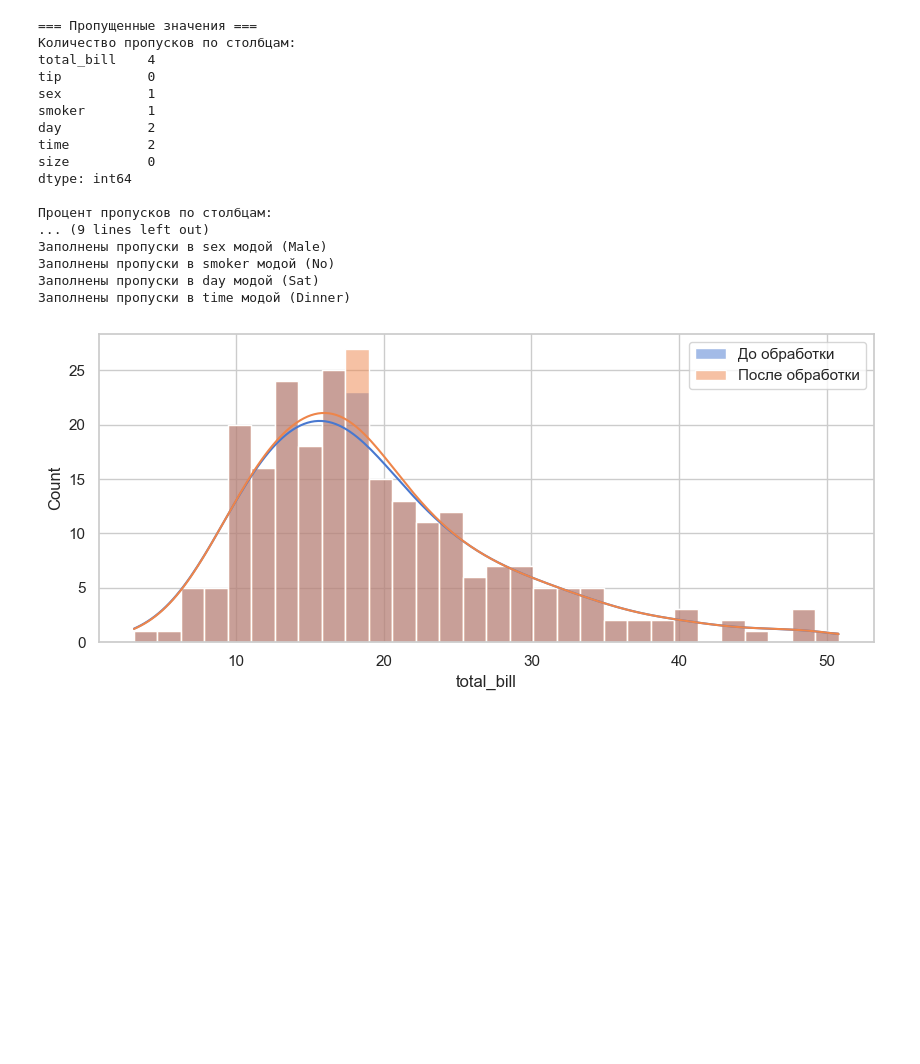
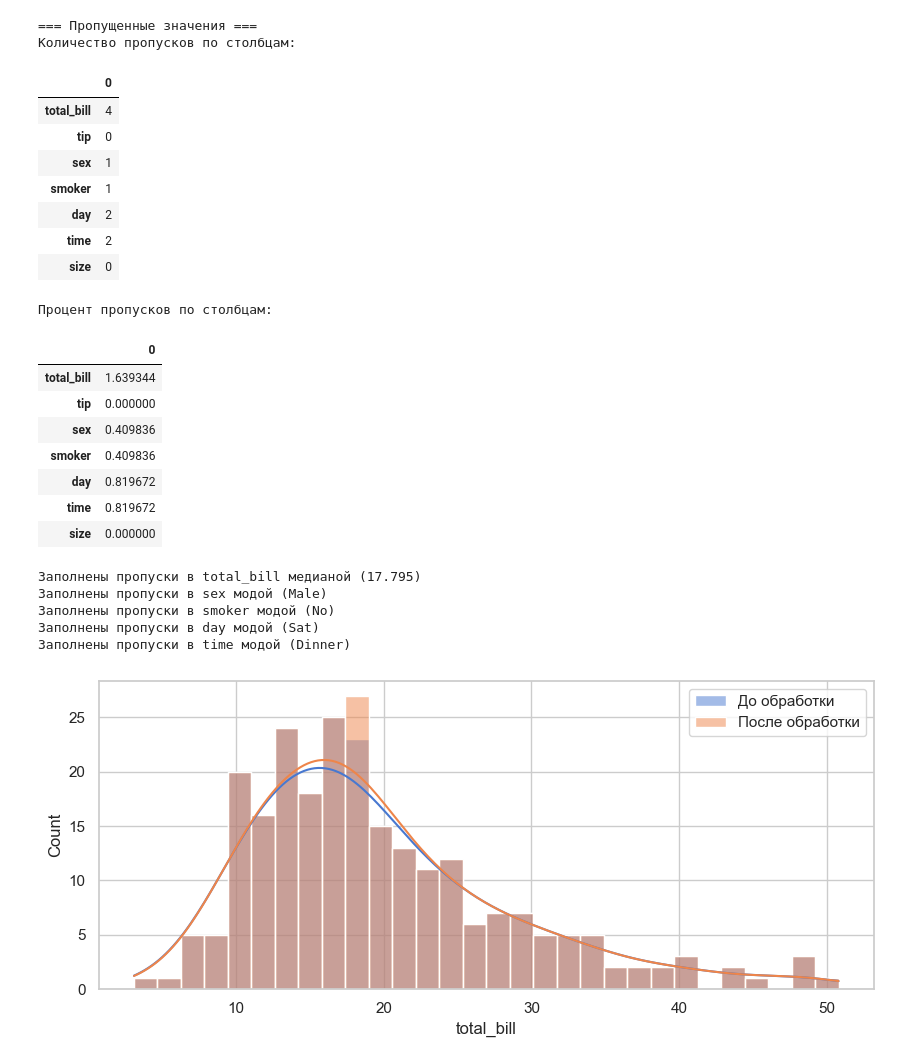
Before and after one commit to atrepalin/Statistics-RSREU, a Jupyter notebook: 1.1.ipynb, the cells around one changed output. Cells and saved outputs as stored; diff of their text form; code cells hidden in the pictures; blank space fills up the shorter version.

```diff
--- a/1.1.ipynb
+++ b/1.1.ipynb
@@ -70,43 +81,50 @@ plt.show()
 # %%
 print("\n=== Пропущенные значения ===")
 missing_counts = tips.isnull().sum()
 missing_percent = tips.isnull().mean() * 100
 print("Количество пропусков по столбцам:")
-print(missing_counts)
+display(missing_counts.to_frame())
 print("\nПроцент пропусков по столбцам:")
-print(missing_percent)
+display(missing_percent.to_frame())
 
 tips_processed = tips.copy()
 
 for col in numeric_cols:
     if tips_processed[col].isnull().any():
         median_value = tips_processed[col].median()
         tips_processed[col] = tips_processed[col].fillna(median_value)
         print(f"Заполнены пропуски в {col} медианой ({median_value})")
 
 for col in categorical_cols:
     if tips_processed[col].isnull().any():
         mode_value = tips_processed[col].mode()[0]
         tips_processed[col] = tips_processed[col].fillna(mode_value)
         print(f"Заполнены пропуски в {col} модой ({mode_value})")
 # %% [output]
 === Пропущенные значения ===
 Количество пропусков по столбцам:
-total_bill    4
-tip           0
-sex           1
-smoker        1
-day           2
-time          2
-size          0
-dtype: int64
-
-Процент пропусков по столбцам:
-... (9 lines left out)
-Заполнены пропуски в sex модой (Male)
-Заполнены пропуски в smoker модой (No)
-Заполнены пропуски в day модой (Sat)
-Заполнены пропуски в time модой (Dinner)
+|  | 0 |
+| total_bill | 4 |
+| tip | 0 |
+| sex | 1 |
+| smoker | 1 |
+| day | 2 |
+| time | 2 |
+| size | 0 |
+Процент пропусков по столбцам:
+|  | 0 |
+| total_bill | 1.639344 |
+| tip | 0.000000 |
+| sex | 0.409836 |
+| smoker | 0.409836 |
+| day | 0.819672 |
+| time | 0.819672 |
+| size | 0.000000 |
+Заполнены пропуски в total_bill медианой (17.795)
+Заполнены пропуски в sex модой (Male)
+Заполнены пропуски в smoker модой (No)
+Заполнены пропуски в day модой (Sat)
+Заполнены пропуски в time модой (Dinner)
 # %%
 plt.figure(figsize=(10, 4))
 
```
Also changed, not shown: parts of 5 cells of this notebook, 1 other file.
